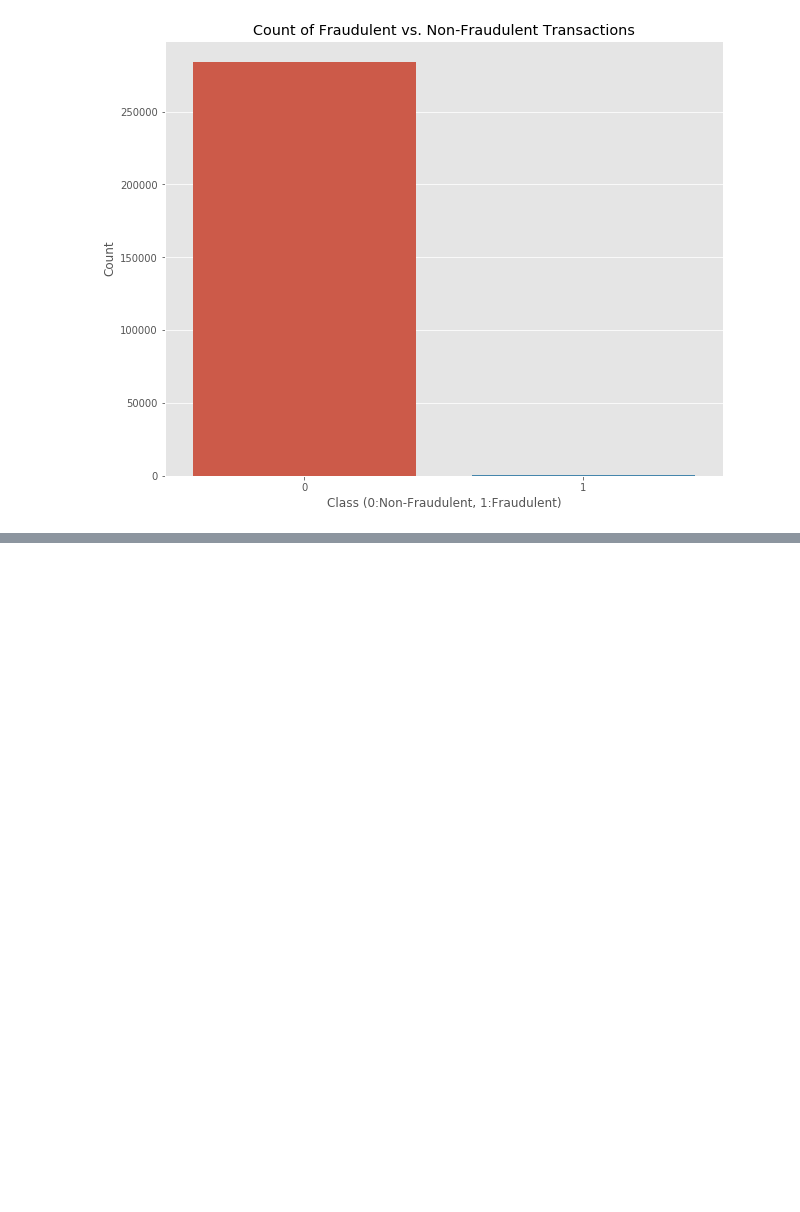
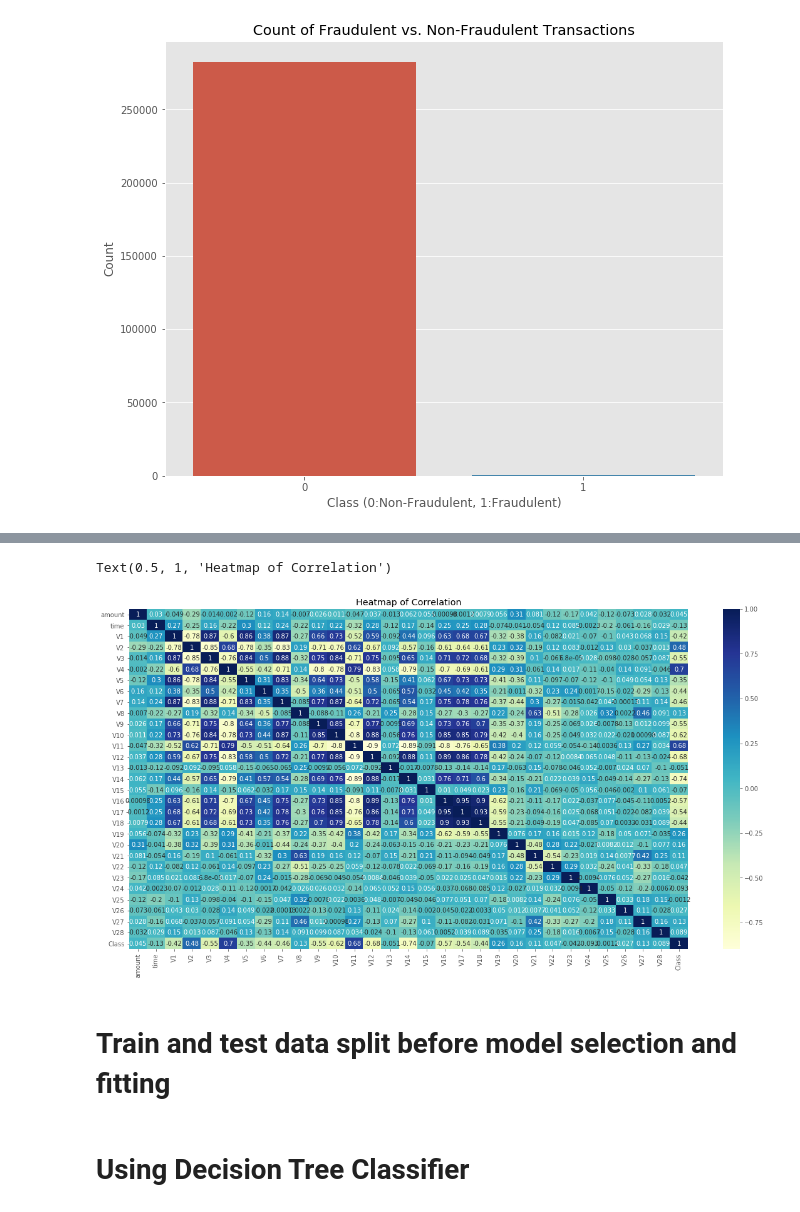
Before and after one commit to BITS-SECOND-SEM-ASSIGNMENT-GROUP-60/credit-fraud-detection, a Jupyter notebook: credit_card_fraud_detection.ipynb, the cells around one changed output, grey strips where cells are left out. Saved outputs shown, nothing was run; the diff lists cells and outputs as text; code cells hidden in the pictures; blank space fills up the shorter version.

Commit message:
EDA, scaling, mode fitting using decision tree as a classifier

```diff
--- a/credit_card_fraud_detection.ipynb
+++ b/credit_card_fraud_detection.ipynb
@@ -112,0 +126,14 @@ corr[corr.Class > 0.5]
+# %%
+std_scaler = StandardScaler()
+rob_scaler = RobustScaler()
+
+data['scaled_amount'] = rob_scaler.fit_transform(data['Amount'].values.reshape(-1,1))
+data['scaled_time'] = rob_scaler.fit_transform(data['Time'].values.reshape(-1,1))
+
+data.drop(['Time','Amount'], axis=1, inplace=True)
+amount = data['scaled_amount']
+time = data['scaled_time']
+
+data.drop(['scaled_amount', 'scaled_time'], axis=1, inplace=True)
+data.insert(0, 'amount', amount)
+data.insert(1, 'time', time)
@@ -112,0 +152,12 @@ corr[corr.Class > 0.5]
+# %%
+data = data.sample(frac=1)
+
+fraud_data = data.loc[data['Class']==1]
+nfraud_data = data.loc[data['Class']==0][:460]
+
+normal_distributed_df = pd.concat([fraud_data, nfraud_data])
+
+# Shuffle dataframe rows
+ndata = normal_distributed_df.sample(frac=1, random_state=42)
+
+ndata.head()
@@ -112,0 +172,11 @@ corr[corr.Class > 0.5]
+# %%
+#heatmap
+corr = ndata.corr()
+plt.figure(figsize=(20,10))
+heat = sns.heatmap(data=corr, cmap="YlGnBu", annot=True)
+plt.title('Heatmap of Correlation')
+# %% [output]
+Text(0.5, 1, 'Heatmap of Correlation')
+[figure, added]
+# %% [markdown]
+# Train and test data split before model selection and fitting
@@ -112,0 +193,2 @@ corr[corr.Class > 0.5]
+# %% [markdown]
+# Using Decision Tree Classifier
```
Also changed, not shown: parts of 18 cells of this notebook.
